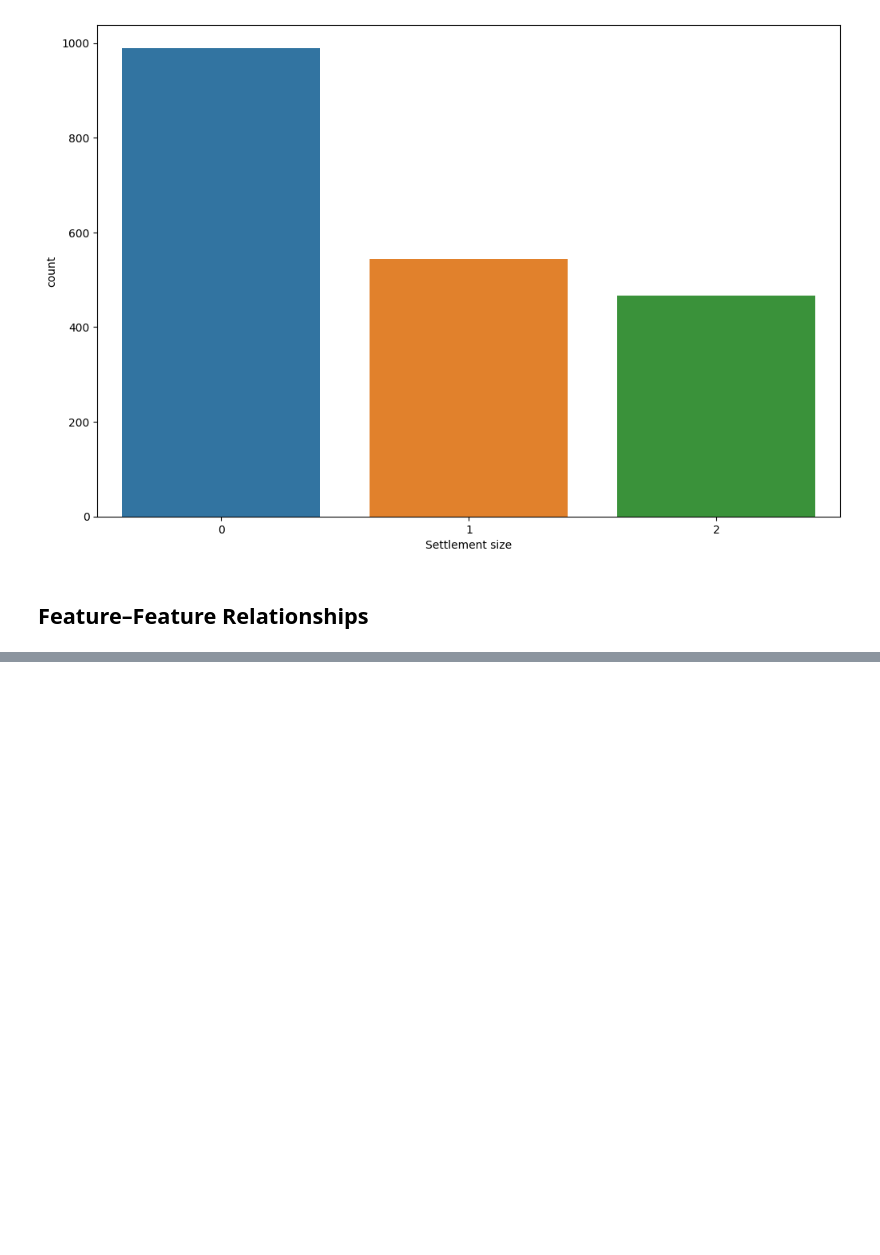
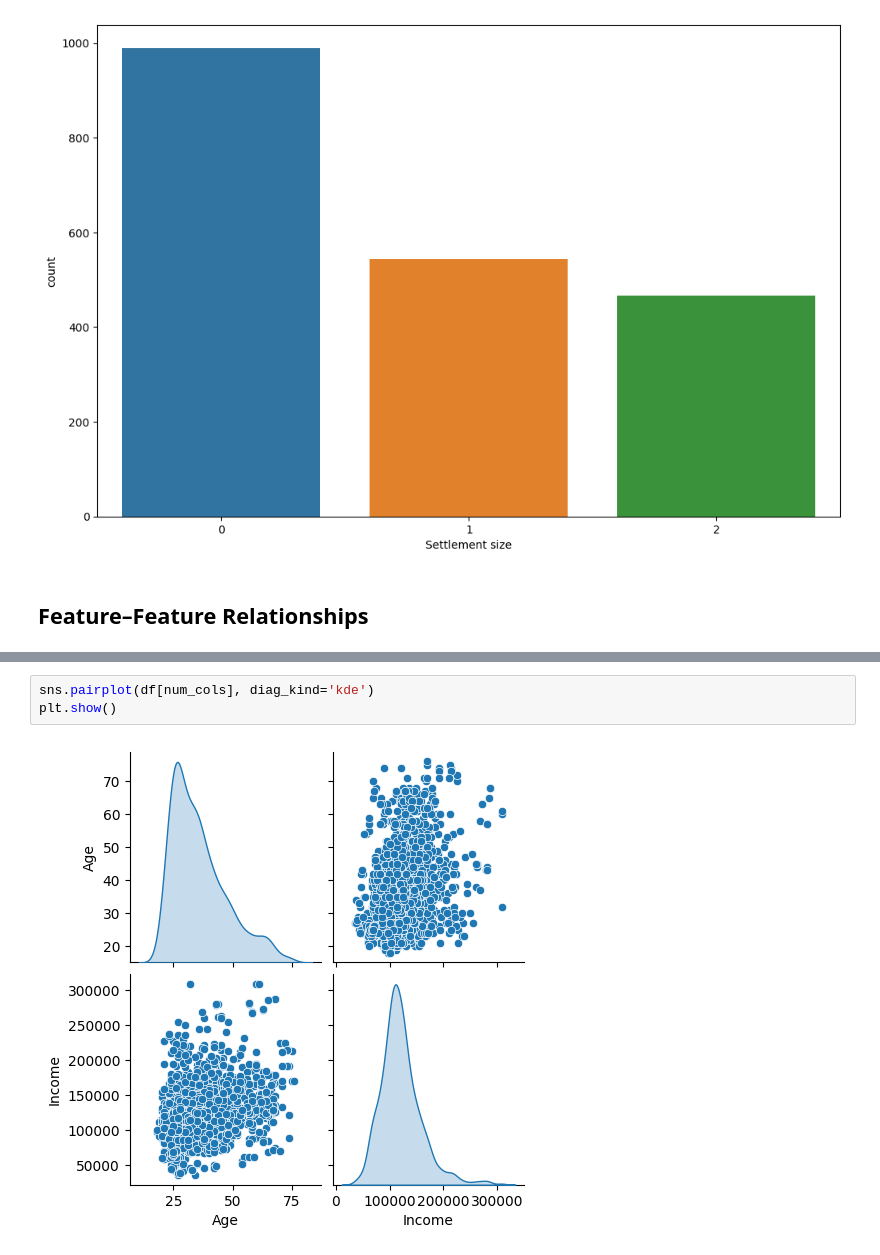
Before and after one commit to bijay-odyssey/Unsupervised-Learning, a Jupyter notebook: Customer Cluster Analysis.ipynb, the cells around one changed output, grey strips where cells are left out. Drawn from its saved outputs; the diff is of its cells as text; blank space fills up the shorter version.

```diff
--- a/Customer Cluster Analysis.ipynb
+++ b/Customer Cluster Analysis.ipynb
@@ -113,0 +132,5 @@ plt.show()
+# %%
+sns.pairplot(df[num_cols], diag_kind='kde')
+plt.show()
+# %% [output]
+[figure, added]
```
Also changed, not shown: parts of 2 cells of this notebook.
